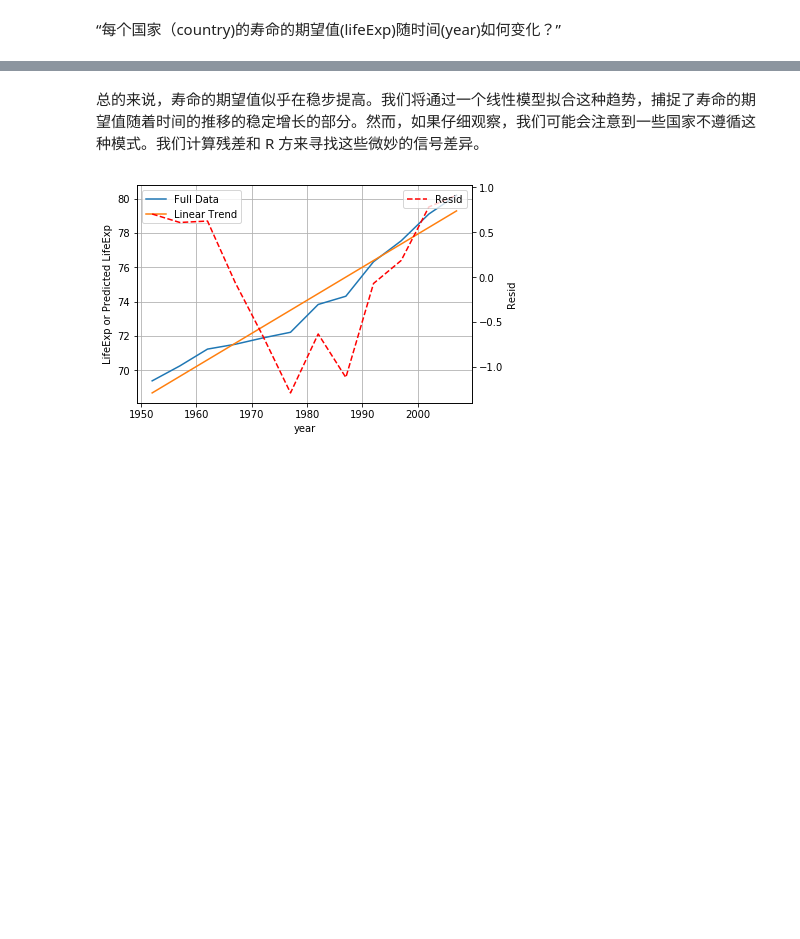
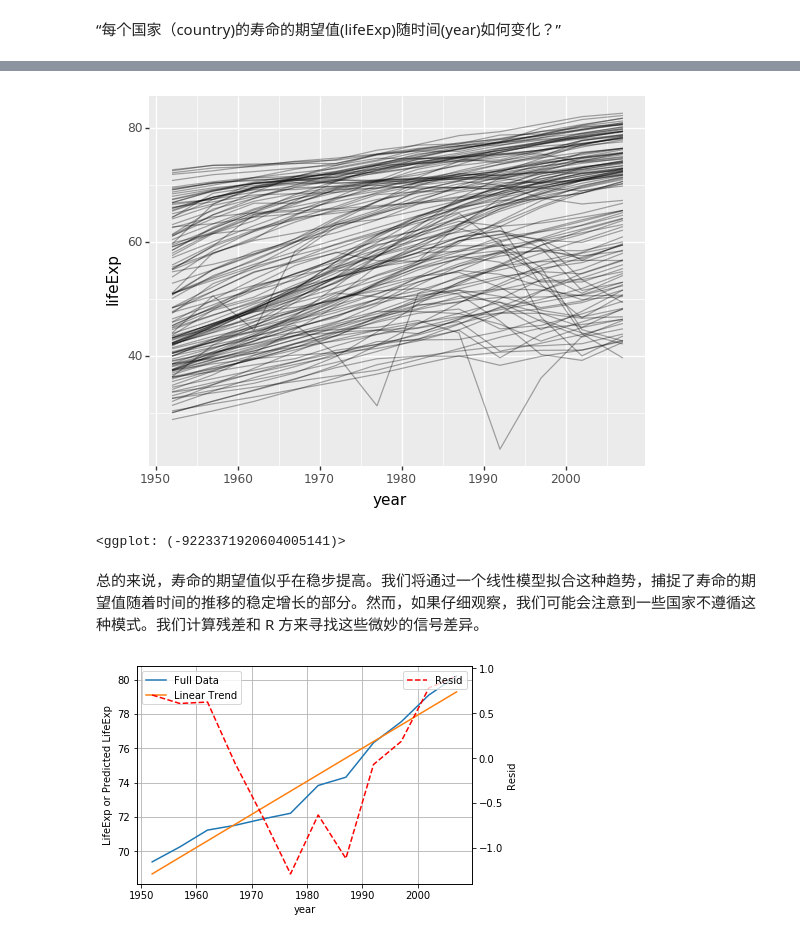
Before and after one commit to WHUFT/WHU_FinTech_Workshop, a Jupyter notebook: 10-研究方法学习班/11-金融数据科学/08-数据建模（22-25章）/Chapter25/Chapter25.ipynb, the cells around one changed output, grey strips where cells are left out. Drawn from its saved outputs; the diff is of its cells as text; code cells hidden in the pictures; blank space fills up the shorter version.

```diff
--- a/10-研究方法学习班/11-金融数据科学/08-数据建模（22-25章）/Chapter25/Chapter25.ipynb
+++ b/10-研究方法学习班/11-金融数据科学/08-数据建模（22-25章）/Chapter25/Chapter25.ipynb
@@ -88,3 +53,12 @@ plt.show()
+# %%
+'''
+by Chenxi Zhang, 20201217:
+1.ggplot绘图
+'''
+ggplot(gapminder,aes('year','lifeExp',group = 'country')) + geom_line(alpha=1/3)
+# %% [output]
+[figure, added]
+<ggplot: (-9223371920604005141)>
 # %% [markdown]
 总的来说，寿命的期望值似乎在稳步提高。我们将通过一个线性模型拟合这种趋势，捕捉了寿命的期望值随着时间的推移的稳定增长的部分。然而，如果仔细观察，我们可能会注意到一些国家不遵循这种模式。我们计算残差和 R 方来寻找这些微妙的信号差异。
 # %%
```
Also changed, not shown: parts of 17 cells of this notebook.
